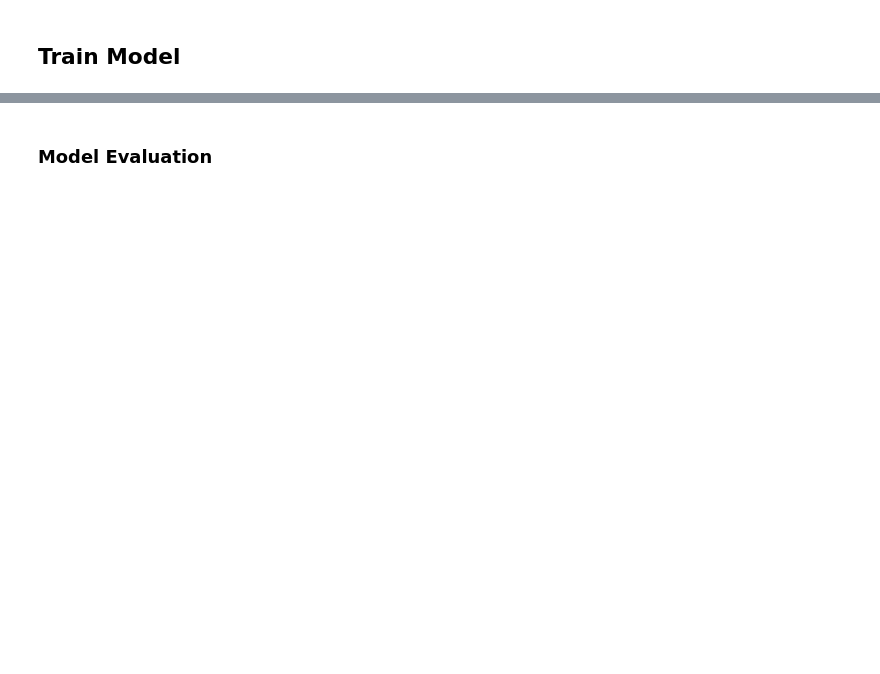
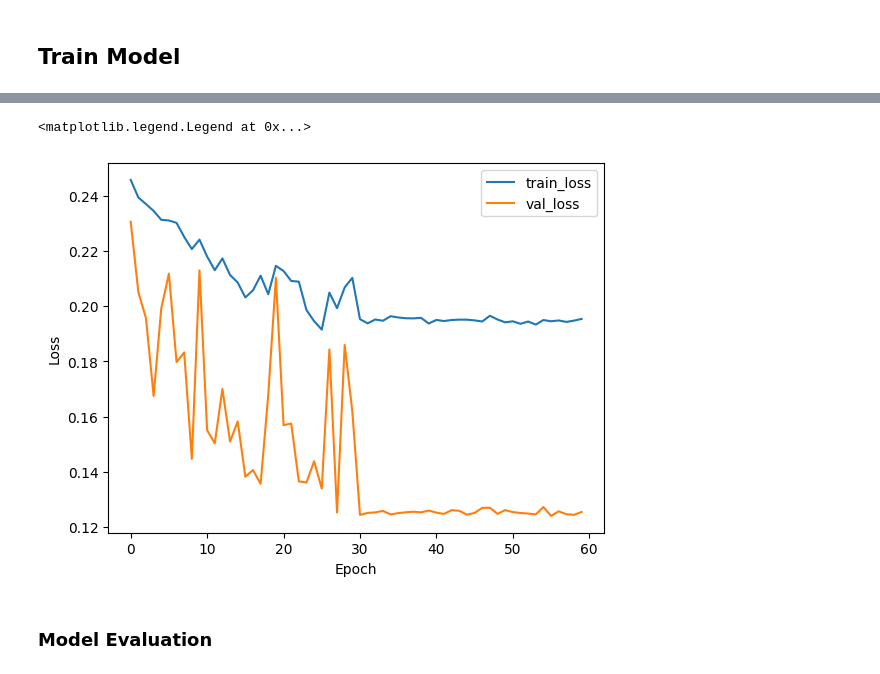
Before and after one commit to libao3128/predictive_maintenance, a Jupyter notebook: train_model_local.ipynb, the cells around one changed output, grey strips where cells are left out. Drawn from its saved outputs; the diff is of its cells as text; code cells hidden in the pictures; blank space fills up the shorter version.

Commit message:
Retrain model

```diff
--- a/train_model_local.ipynb
+++ b/train_model_local.ipynb
@@ -237,5 +174,6 @@ log = train_loop(
     num_epochs=30,
     optimizer=optimizer,
     criterion=criterion,
-    save_interval=5
+    save_interval=5,
+    save_path='model/0811_1802/',
 )
@@ -242,3 +198,13 @@ log = train_loop(
+# %%
+import matplotlib.pyplot as plt
+plt.plot(log['train_loss'], label='train_loss')
+plt.plot(log['val_loss'], label='val_loss')
+plt.xlabel('Epoch')
+plt.ylabel('Loss')
+plt.legend()
+# %% [output]
+<matplotlib.legend.Legend at 0x...>
+[figure, added]
 # %% [markdown]
 ### Model Evaluation
 # %%
```
Also changed, not shown: parts of 26 cells of this notebook, 14 other files.
